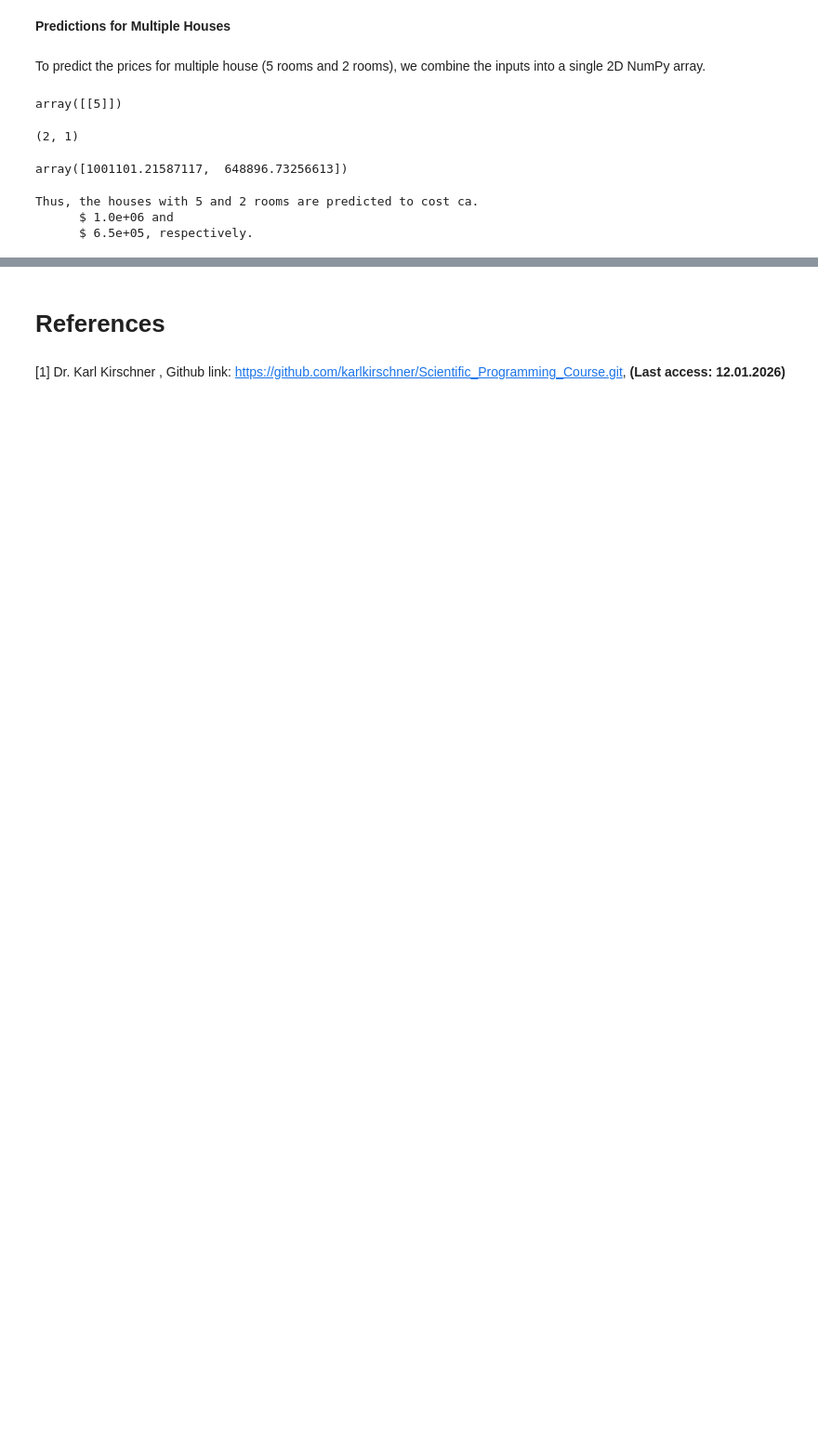
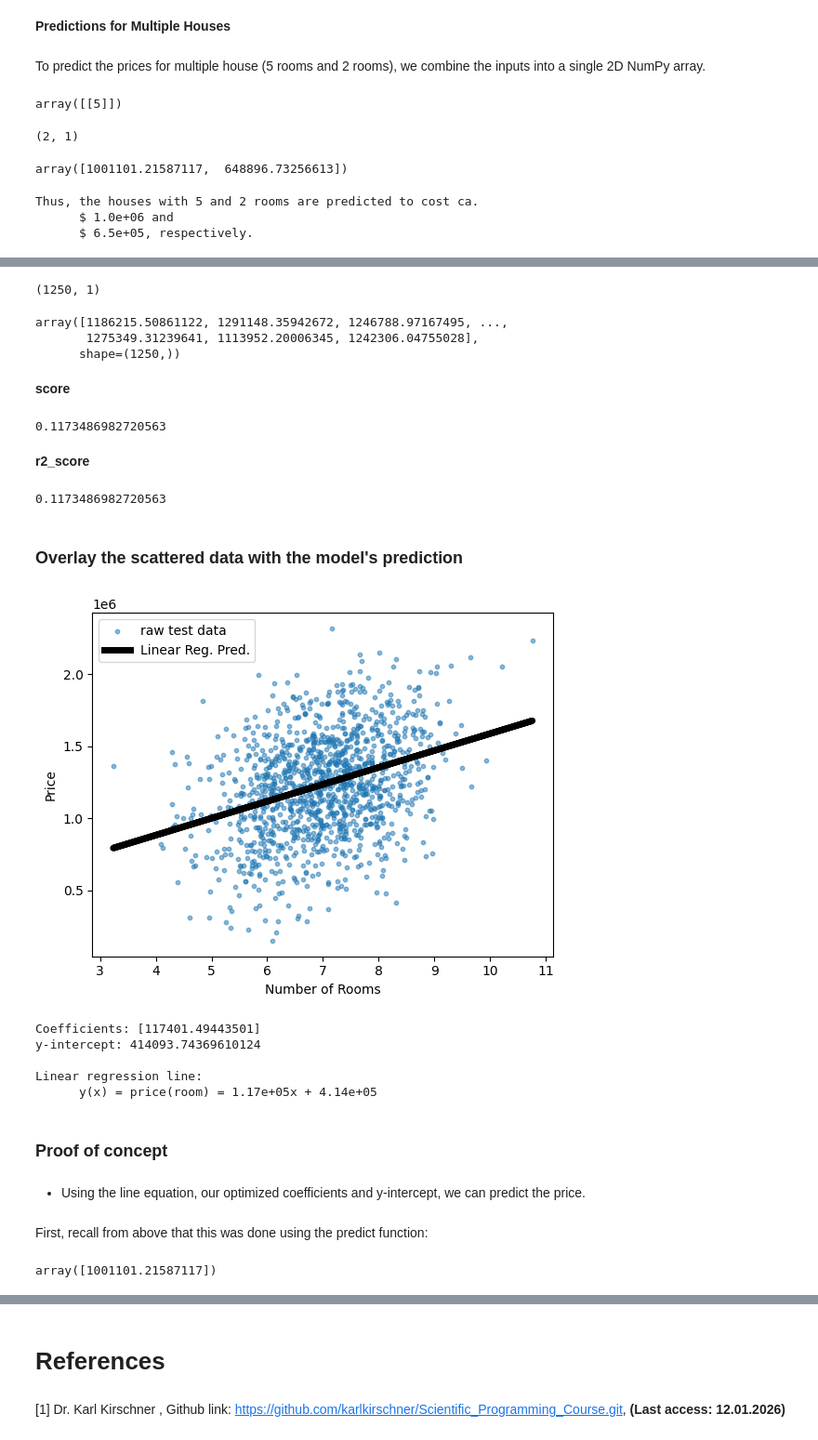
Before and after one commit to nguyenlamminhhoa/Numerical_computing_with_Python, a Jupyter notebook: Machine Learning/Shallow learning/Repeat SL.ipynb, the cells around one changed output, grey strips where cells are left out. Shown at 93% size. Cells and saved outputs as stored; diff of their text form; code cells hidden in the pictures; blank space fills up the shorter version.

Commit message:
Coefficient od Determination R^2

```diff
--- a/Machine Learning/Shallow learning/Repeat SL.ipynb
+++ b/Machine Learning/Shallow learning/Repeat SL.ipynb
@@ -257,0 +273,60 @@ Thus, the houses with 5 and 2 rooms are predicted to cost ca.
+# %%
+display(features_test.shape)
+
+predict = model.predict(X=features_test)
+predict
+# %% [output]
+(1250, 1)
+array([1186215.50861122, 1291148.35942672, 1246788.97167495, ...,
+       1275349.31239641, 1113952.20006345, 1242306.04755028],
+      shape=(1250,))
+# %% [markdown]
+**score**
+# %%
+model.score(X=features_test, y=target_test, sample_weight=None)
+# %% [output]
+0.1173486982720563
+# %% [markdown]
+**r2_score**
+# %%
+r2_score(y_true=target_test, y_pred=predict, multioutput='uniform_average', sample_weight=None, force_finite=True)
+# %% [output]
+0.1173486982720563
+# %% [markdown]
+### Overlay the scattered data with the model's prediction
+# %%
+plt.figure()
+
+plt.scatter(features_test, target_test, s=10, alpha=0.5, label='raw test data')
+plt.plot(features_test, predict, color='black', linewidth=5, linestyle='solid', label='Linear Reg. Pred.')
+
+plt.xlabel(xlabel='Number of Rooms')
+plt.ylabel(ylabel='Price')
+
+plt.legend(loc='best')
+
+plt.show()
+# %% [output]
+[figure, added]
+# %%
+print(f'Coefficients: {model.coef_}')
+print(f'y-intercept: {model.intercept_}\n')
+
+print(f'''Linear regression line:
+      y(x) = price(room) = {model.coef_[0]:0.2e}x + {model.intercept_:0.2e}''')
+# %% [output]
+Coefficients: [117401.49443501]
+y-intercept: 414093.74369610124
+
+Linear regression line:
+      y(x) = price(room) = 1.17e+05x + 4.14e+05
+# %% [markdown]
+### Proof of concept
+# %% [markdown]
+- Using the line equation, our optimized coefficients and y-intercept, we can predict the price.
+# %% [markdown]
+First, recall from above that this was done using the predict function:
+# %%
+model.predict(X=np.array([ [5] ]))
+# %% [output]
+array([1001101.21587117])
```
Also changed, not shown: parts of 24 cells of this notebook.
